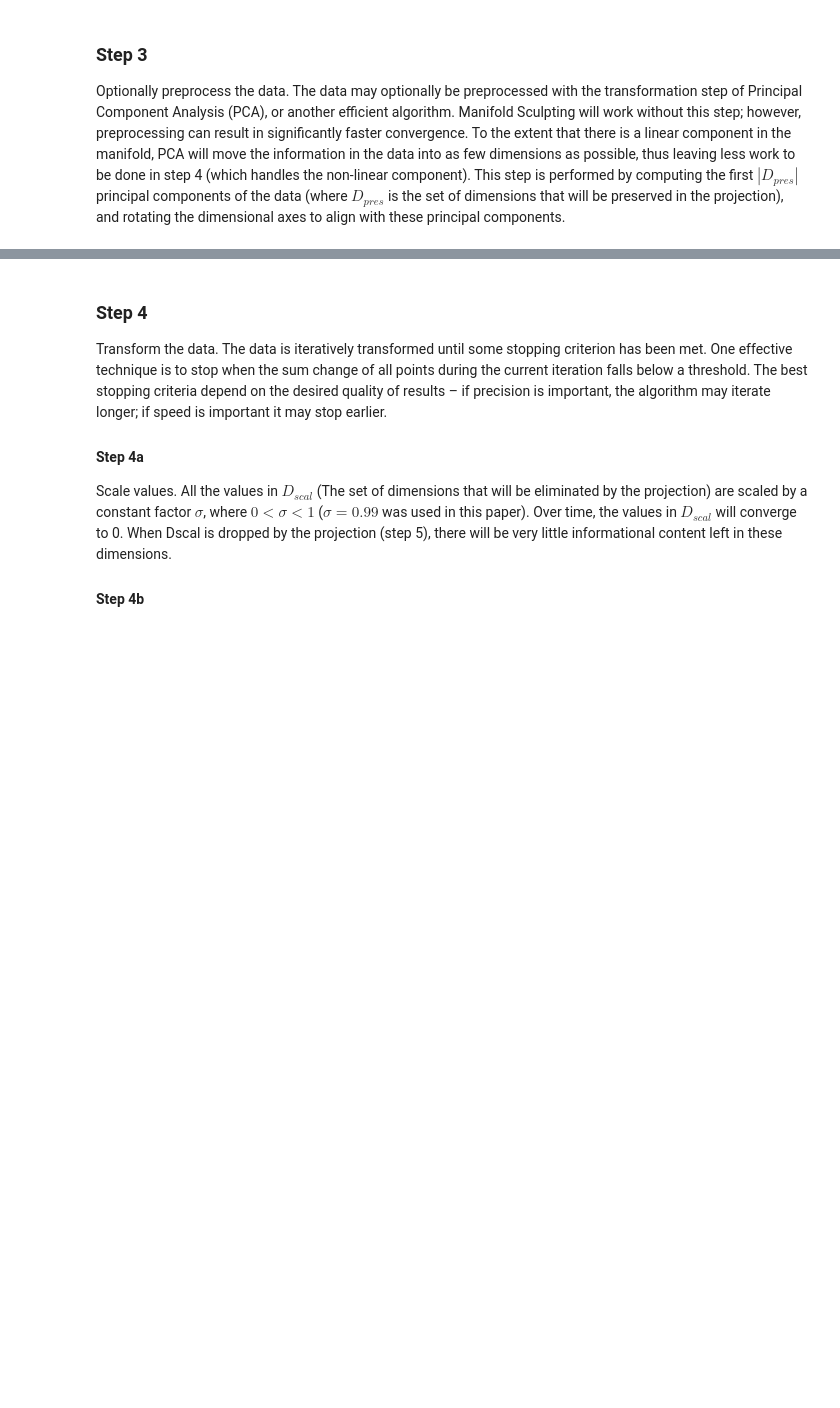
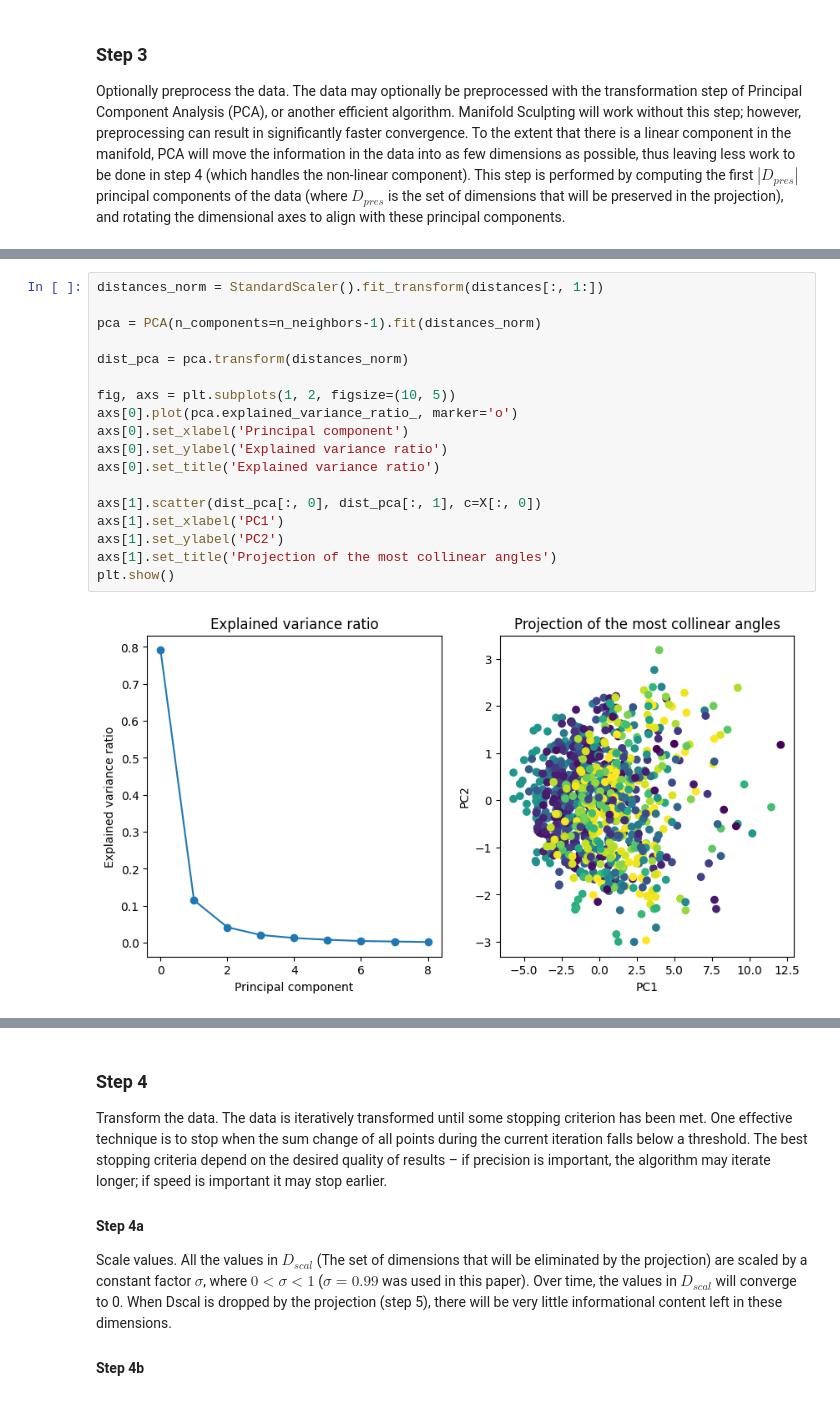
Before and after one commit to LisaDaVinchie/ManifoldSculpting, a Jupyter notebook: src/final_project.ipynb, the cells around one changed output, grey strips where cells are left out. Cells and saved outputs as stored; diff of their text form; blank space fills up the shorter version.

```diff
--- a/src/final_project.ipynb
+++ b/src/final_project.ipynb
@@ -167,0 +203,20 @@ mcp_pca = pca.transform(most_collinear_angles_norm)
+# %%
+distances_norm = StandardScaler().fit_transform(distances[:, 1:])
+
+pca = PCA(n_components=n_neighbors-1).fit(distances_norm)
+
+dist_pca = pca.transform(distances_norm)
+
+fig, axs = plt.subplots(1, 2, figsize=(10, 5))
+axs[0].plot(pca.explained_variance_ratio_, marker='o')
+axs[0].set_xlabel('Principal component')
+axs[0].set_ylabel('Explained variance ratio')
+axs[0].set_title('Explained variance ratio')
+
+axs[1].scatter(dist_pca[:, 0], dist_pca[:, 1], c=X[:, 0])
+axs[1].set_xlabel('PC1')
+axs[1].set_ylabel('PC2')
+axs[1].set_title('Projection of the most collinear angles')
+plt.show()
+# %% [output]
+[figure, added]
```
Also changed, not shown: parts of 14 cells of this notebook.
